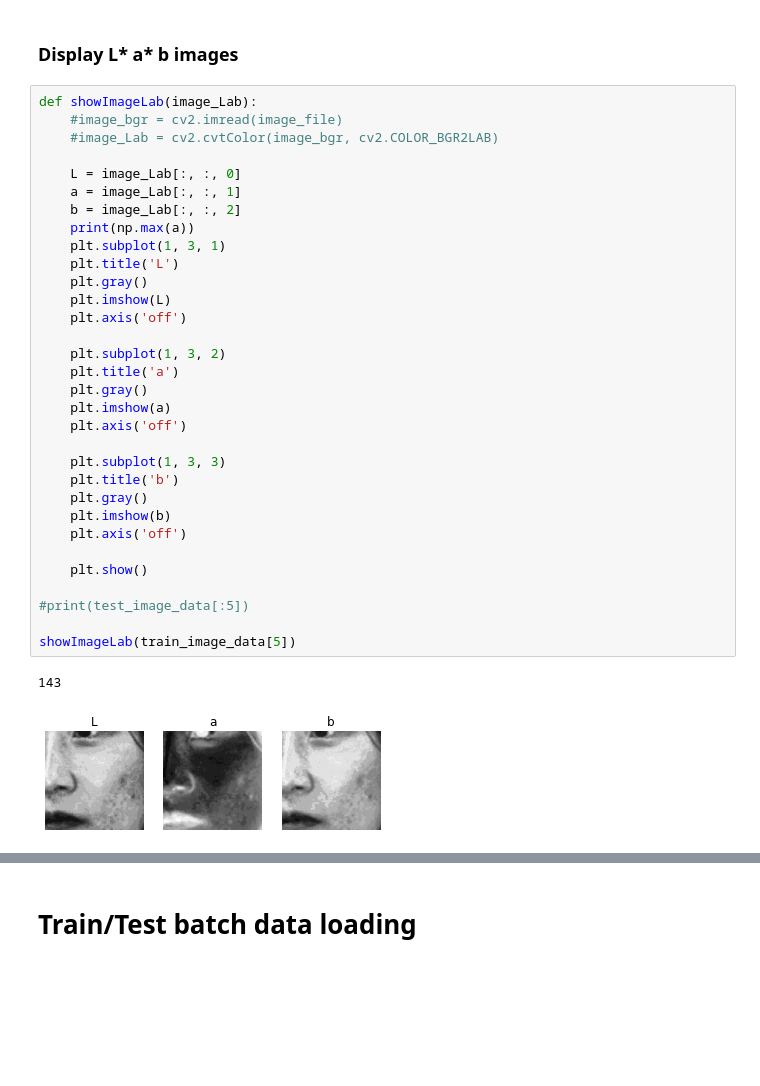
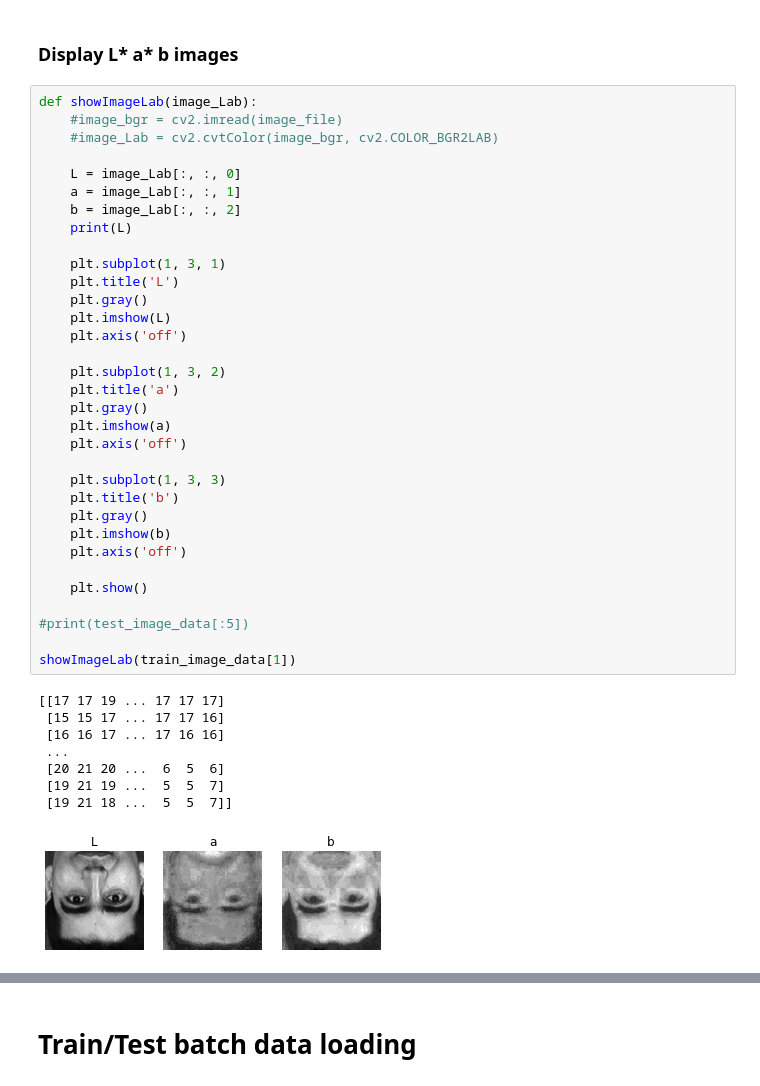
Before and after one commit to dipatidar/Deep-Colorization, a Jupyter notebook: Regressor_training_testing.ipynb, the cells around one changed output, grey strips where cells are left out. Saved outputs shown, nothing was run; the diff lists cells and outputs as text; blank space fills up the shorter version.

```diff
--- a/Regressor_training_testing.ipynb
+++ b/Regressor_training_testing.ipynb
@@ -133,37 +133,44 @@ test_image_data = [cv2.cvtColor(image, cv2.COLOR_BGR2LAB) for image in test_imag
 def showImageLab(image_Lab):
     #image_bgr = cv2.imread(image_file)
     #image_Lab = cv2.cvtColor(image_bgr, cv2.COLOR_BGR2LAB)
 
     L = image_Lab[:, :, 0]
     a = image_Lab[:, :, 1]
     b = image_Lab[:, :, 2]
-    print(np.max(a))
+    print(L)
+
     plt.subplot(1, 3, 1)
     plt.title('L')
     plt.gray()
     plt.imshow(L)
     plt.axis('off')
 
     plt.subplot(1, 3, 2)
     plt.title('a')
     plt.gray()
     plt.imshow(a)
     plt.axis('off')
 
     plt.subplot(1, 3, 3)
     plt.title('b')
     plt.gray()
     plt.imshow(b)
     plt.axis('off')
 
     plt.show()
 
 #print(test_image_data[:5])
 
-showImageLab(train_image_data[5])
+showImageLab(train_image_data[1])
 # %% [output]
-143
+[[17 17 19 ... 17 17 17]
+ [15 15 17 ... 17 17 16]
+ [16 16 17 ... 17 16 16]
+ ...
+ [20 21 20 ...  6  5  6]
+ [19 21 19 ...  5  5  7]
+ [19 21 18 ...  5  5  7]]
-[figure, old version]
+[figure, new version]
 # %%
 # Convert images to tensors
 transform_color = transforms.Compose([transforms.ToTensor()])
```
Also changed, not shown: parts of 4 cells of this notebook, 2 other files.
